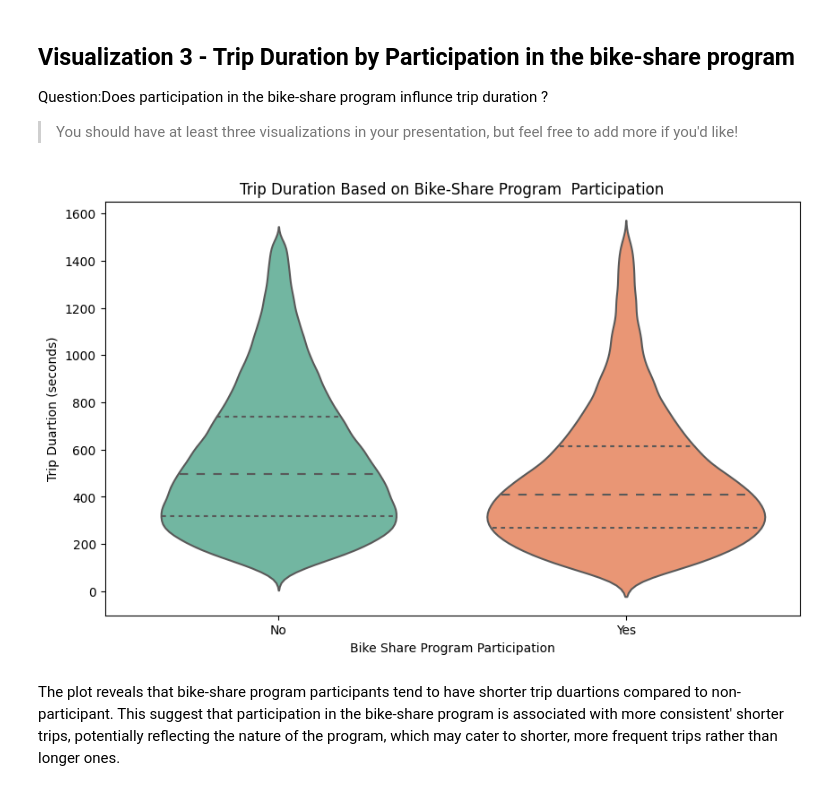
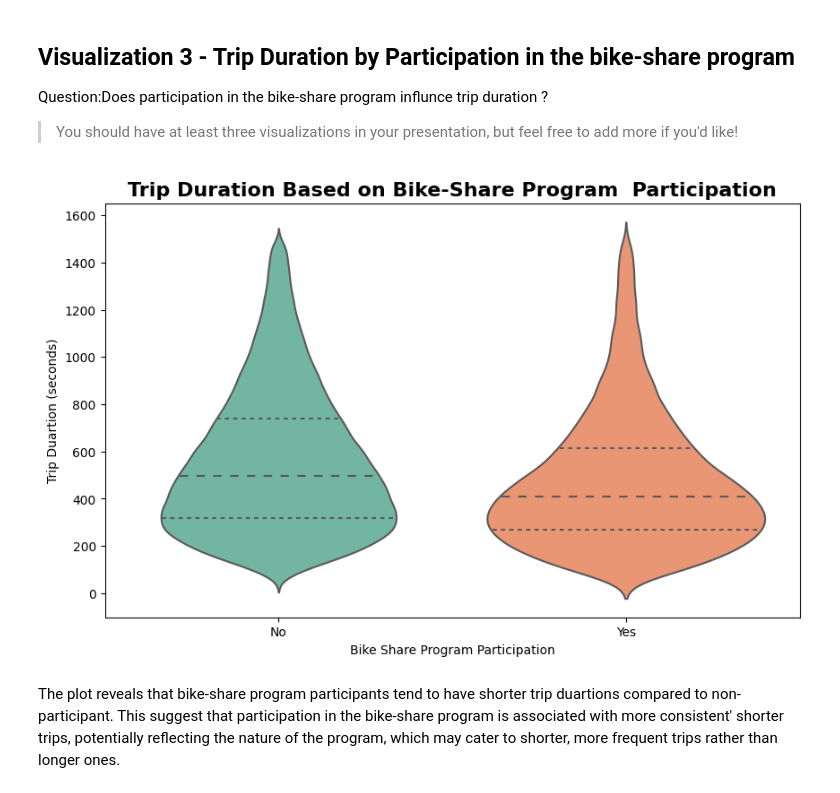
Before and after one commit to naamabenita/part-2, a Jupyter notebook: Part_II_explanatory_template.ipynb, the cells around one changed output. Drawn from its saved outputs; the diff is of its cells as text; code cells hidden in the pictures.

```diff
--- a/Part_II_explanatory_template.ipynb
+++ b/Part_II_explanatory_template.ipynb
@@ -253,21 +259,21 @@ Question:Does participation in the bike-share program influnce trip duration ?
 # %%
 # Create a violin plot to visualize the distribution of trip durations for each group
 plt.figure(figsize=(10,6))
 sns.violinplot(x='bike_share_for_all_trip', y='duration_sec', data=df, inner="quart", palette="Set2")
 
 
 #Add title and labels
-plt.title('Trip Duration Based on Bike-Share Program  Participation')
+plt.title('Trip Duration Based on Bike-Share Program  Participation', fontsize=16, fontweight='bold')
 plt.xlabel('Bike Share Program Participation')
 plt.ylabel('Trip Duartion (seconds)')
 
 #Add custom x-axis labels for 'Yes' and 'No'
 plt.xticks([0,1], ['No', 'Yes'])
 
 #Show the Plot
 plt.show()
 # %% [output]
-[figure, old version]
+[figure, new version]
 # %% [markdown]
 The plot reveals that bike-share program participants tend to have shorter trip duartions compared to non-participant.
 This suggest that participation in the bike-share program is associated with more consistent' shorter trips, potentially reflecting the nature of the program, which may cater to shorter, more frequent trips rather than longer ones.
```
Also changed, not shown: parts of 4 cells of this notebook.
